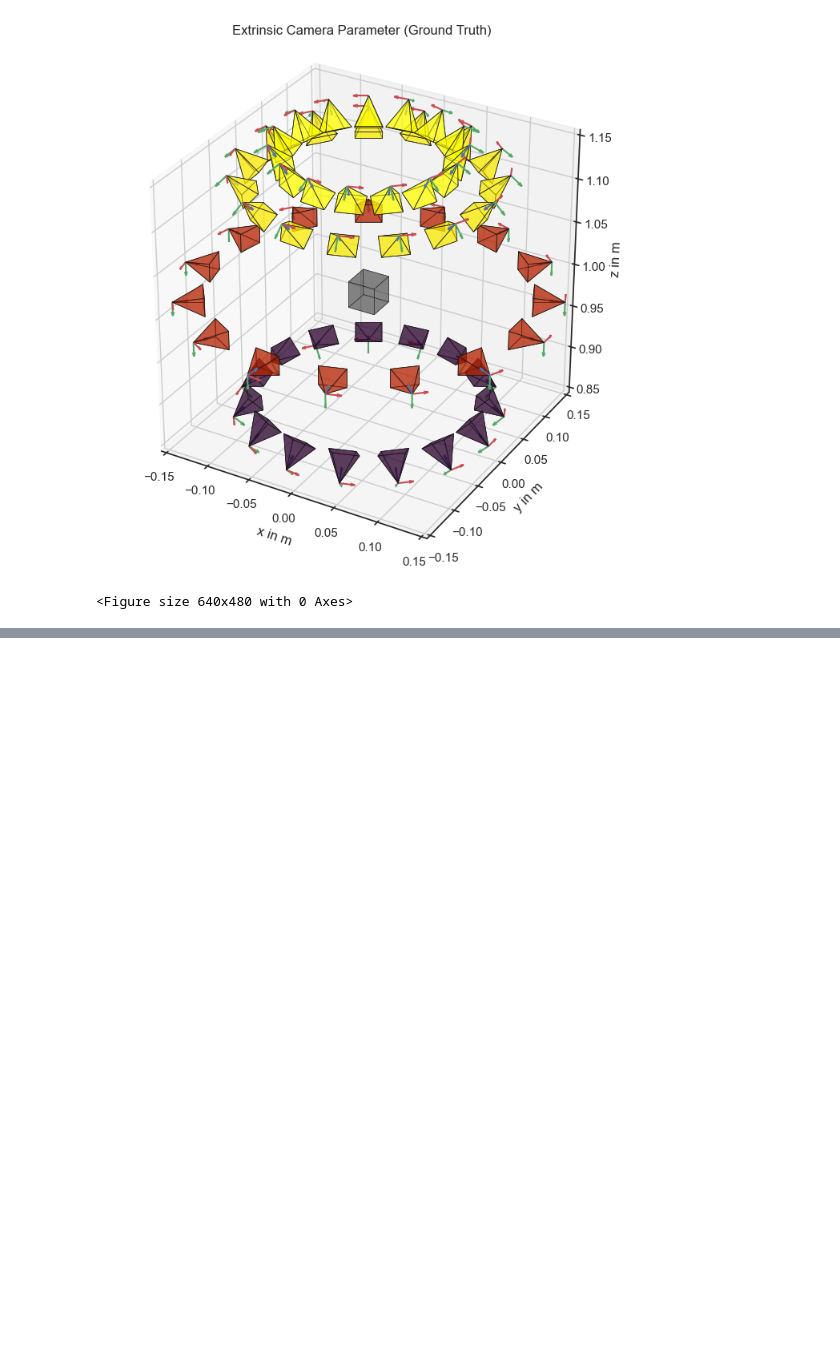
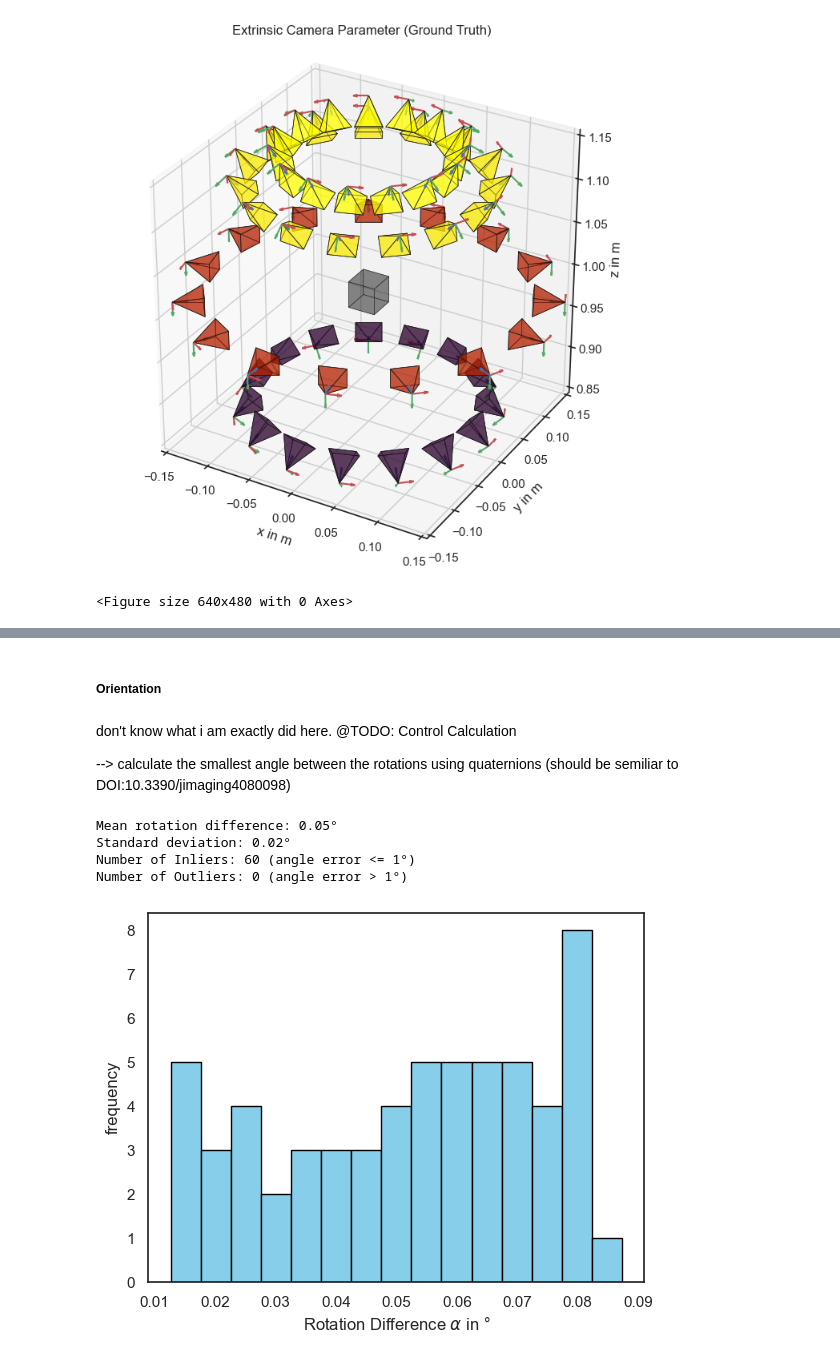
Before and after one commit to tobiashead/synthetic-pipeline-for-3d-reconstruction-of-falling-particles, a Jupyter notebook: pipeline_evaluation.ipynb, the cells around one changed output, grey strips where cells are left out. Saved outputs shown, nothing was run; the diff lists cells and outputs as text; code cells hidden in the pictures; blank space fills up the shorter version.

```diff
--- a/pipeline_evaluation.ipynb
+++ b/pipeline_evaluation.ipynb
@@ -331,0 +309,33 @@ plt.show()
+# %% [markdown]
+##### Orientation
+# %% [markdown]
+don't know what i am exactly did here. @TODO: Control Calculation
+
+--> calculate the smallest angle between the rotations using quaternions (should be semiliar to DOI:10.3390/jimaging4080098)
+# %%
+angle_diff = np.zeros([len(Rx),1])
+from scipy.spatial.transform import Rotation
+for i in range (len(Rx)):
+    rot_x = Rotation.from_matrix(Rx[i])
+    rot_y = Rotation.from_matrix(Ry[i])
+    rot_diff = rot_x.inv() * rot_y
+    angle_diff[i] = rot_diff.magnitude() * 180 / np.pi
+
+plt.hist(angle_diff, bins=15, color='skyblue', edgecolor='black')
+plt.xlabel(r"Rotation Difference $\alpha$ in °")
+plt.ylabel("frequency")
+mean_angle_error = np.mean(angle_diff)
+std_angle_deviation = np.std(angle_diff)
+# Counting the number of outliers
+outlier_criterion = 1 # °
+outliers_count = np.sum(angle_diff > outlier_criterion)
+print(f"Mean rotation difference: {mean_angle_error:.2f}°")
+print(f"Standard deviation: {std_angle_deviation:.2f}°")
+print(f"Number of Inliers: {len(cam_pos_error_abs)-outliers_count} (angle error <= 1°)")
+print(f"Number of Outliers: {outliers_count} (angle error > 1°)")
+# %% [output]
+Mean rotation difference: 0.05°
+Standard deviation: 0.02°
+Number of Inliers: 60 (angle error <= 1°)
+Number of Outliers: 0 (angle error > 1°)
+[figure, added]
```
Also changed, not shown: parts of 19 cells of this notebook.
